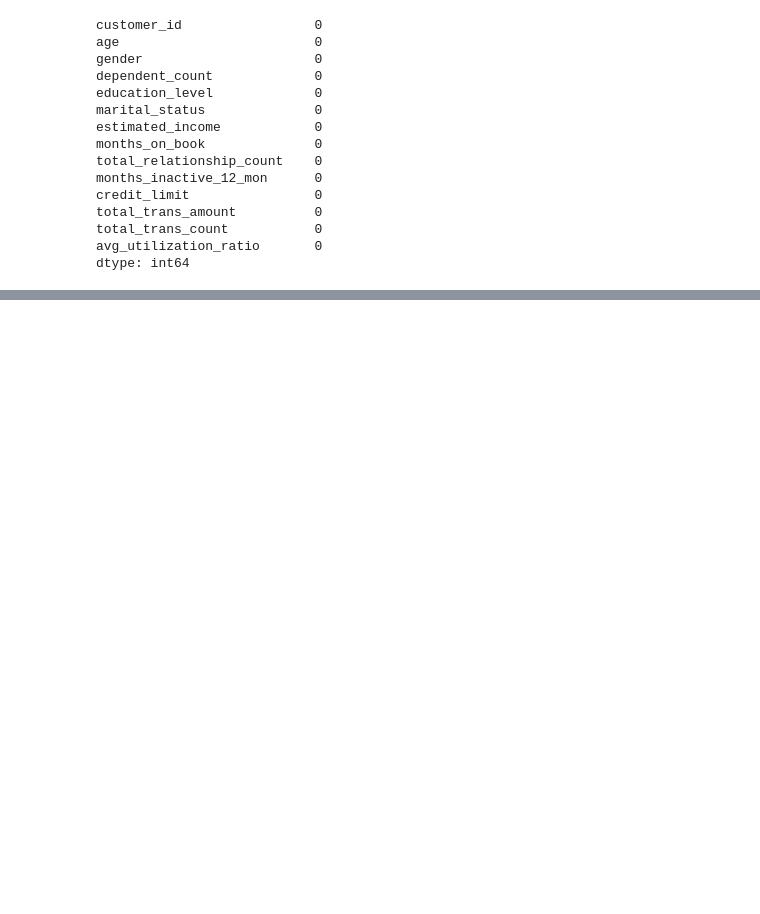
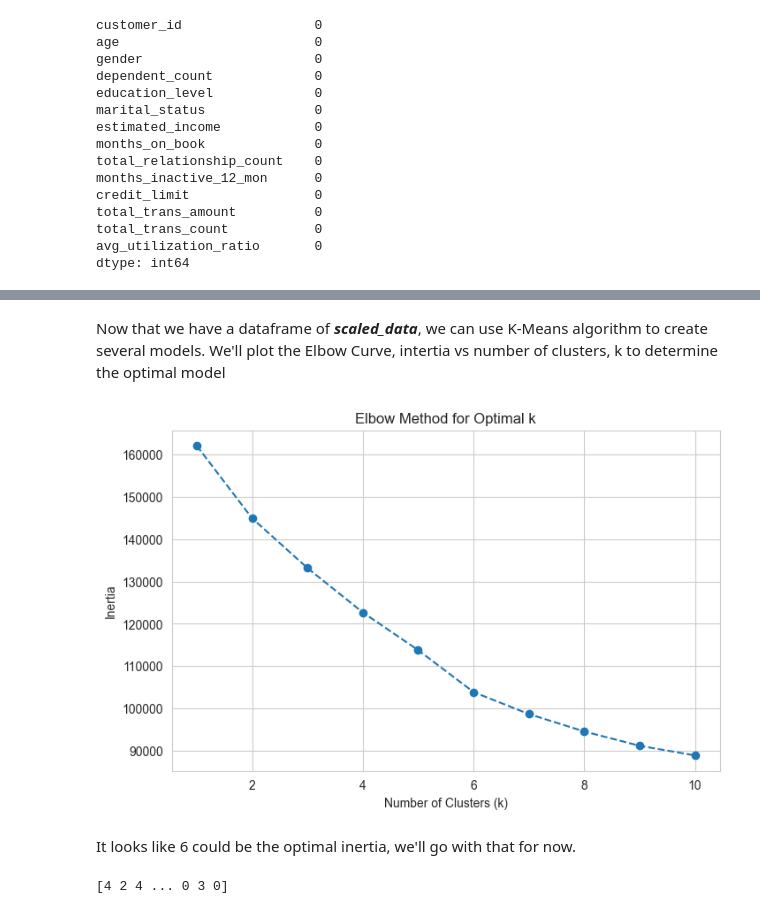
Before and after one commit to SJWallace/credit_card_segmentation, a Jupyter notebook: simple.ipynb, the cells around one changed output, grey strips where cells are left out. Cells and saved outputs as stored; diff of their text form; code cells hidden in the pictures; blank space fills up the shorter version.

```diff
--- a/simple.ipynb
+++ b/simple.ipynb
@@ -103,0 +173,20 @@ for col in numeric_cols:
+# %%
+customers_modif['gender'] = customers_modif['gender'].map({'M': 1, 'F': 0})
+customers_modif['education_level'] = customers_modif['education_level'].map({
+    'Uneducated': 0,
+    'High School': 1,
+    'College': 2,
+    'Graduate': 3,
+    'Post-Graduate': 4,
+    'Doctorate': 5
+})
+
+# Convert marital_status into dummy variables
+marital_status_dummies = pd.get_dummies(customers_modif['marital_status'], prefix='marital_status')
+customers_modif = pd.concat([customers_modif, marital_status_dummies], axis=1)
+
+# Dropping the original 'marital_status' column
+customers_modif.drop('marital_status', axis=1, inplace=True)
+# %%
+X = customers_modif.drop('customer_id', axis=1)
+X.head(5)
@@ -103,0 +200,8 @@ for col in numeric_cols:
+# %%
+scaler = StandardScaler()
+scaler.fit(X)
+
+X_scaled = scaler.transform(X)
+X_scaled[:10]
+scaled_data = pd.DataFrame(X_scaled)
+scaled_data.head()
@@ -103,0 +215,27 @@ for col in numeric_cols:
+# %% [markdown]
+Now that we have a dataframe of ***scaled_data***, we can use K-Means algorithm to create several models. We'll plot the Elbow Curve, intertia vs number of clusters, k to determine the optimal model
+# %%
+inertias = []
+for k in range(1, 11):
+    kmeans = KMeans(n_clusters=k, random_state=42)
+    kmeans.fit_predict(scaled_data)
+    inertias.append(kmeans.inertia_)
+# %%
+# Plotting the inertia vs number of clusters (k) to find the optimal k
+plt.figure(figsize=(8, 5))
+plt.plot(range(1, 11), inertias, marker='o', linestyle='--')
+plt.xlabel('Number of Clusters (k)')
+plt.ylabel('Inertia')
+plt.title('Elbow Method for Optimal k')
+plt.grid(True)
+plt.show()
+# %% [output]
+[figure, added]
+# %% [markdown]
+It looks like 6 could be the optimal inertia, we'll go with that for now.
+# %%
+kmeans = KMeans(n_clusters=6, random_state=42)
+clusters = kmeans.fit_predict(scaled_data)
+print(clusters)
+# %% [output]
+[4 2 4 ... 0 3 0]
```
Also changed, not shown: parts of 24 cells of this notebook.
